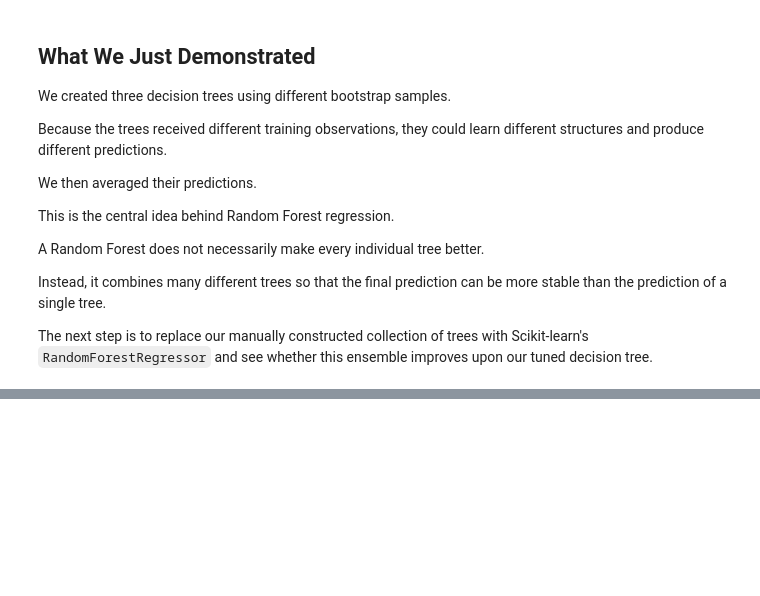
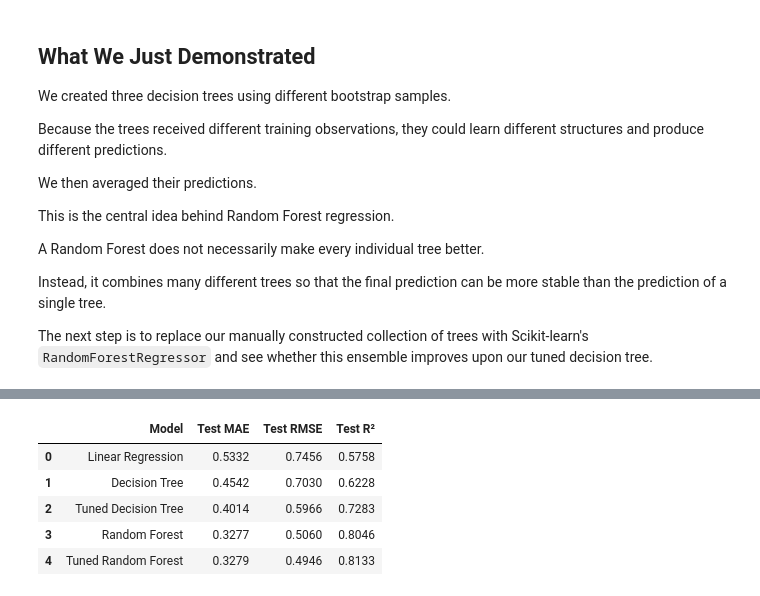
Before and after one commit to Navkirat9339/Housing-Price-Prediction, a Jupyter notebook: notebooks/05_random_forest_regressor.ipynb, the cells around one changed output, grey strips where cells are left out. Cells and saved outputs as stored; diff of their text form; code cells hidden in the pictures; blank space fills up the shorter version.

```diff
--- a/notebooks/05_random_forest_regressor.ipynb
+++ b/notebooks/05_random_forest_regressor.ipynb
@@ -405,0 +816,41 @@ The next step is to replace our manually constructed collection of trees with Sc
+# %%
+import pandas as pd
+comparison = pd.DataFrame({
+    "Model": [
+        "Linear Regression",
+        "Decision Tree",
+        "Tuned Decision Tree",
+        "Random Forest",
+        "Tuned Random Forest"
+    ],
+    "Test MAE": [
+        0.5332,
+        0.4542,
+        0.4014,
+        0.3277,
+        0.3279
+    ],
+    "Test RMSE": [
+        0.7456,
+        0.7030,
+        0.5966,
+        0.5060,
+        0.4946
+    ],
+    "Test R²": [
+        0.5758,
+        0.6228,
+        0.7283,
+        0.8046,
+        0.8133
+    ]
+})
+
+comparison
+# %% [output]
+|  | Model | Test MAE | Test RMSE | Test R² |
+| 0 | Linear Regression | 0.5332 | 0.7456 | 0.5758 |
+| 1 | Decision Tree | 0.4542 | 0.7030 | 0.6228 |
+| 2 | Tuned Decision Tree | 0.4014 | 0.5966 | 0.7283 |
+| 3 | Random Forest | 0.3277 | 0.5060 | 0.8046 |
+| 4 | Tuned Random Forest | 0.3279 | 0.4946 | 0.8133 |
```
Also changed, not shown: parts of 32 cells of this notebook.
